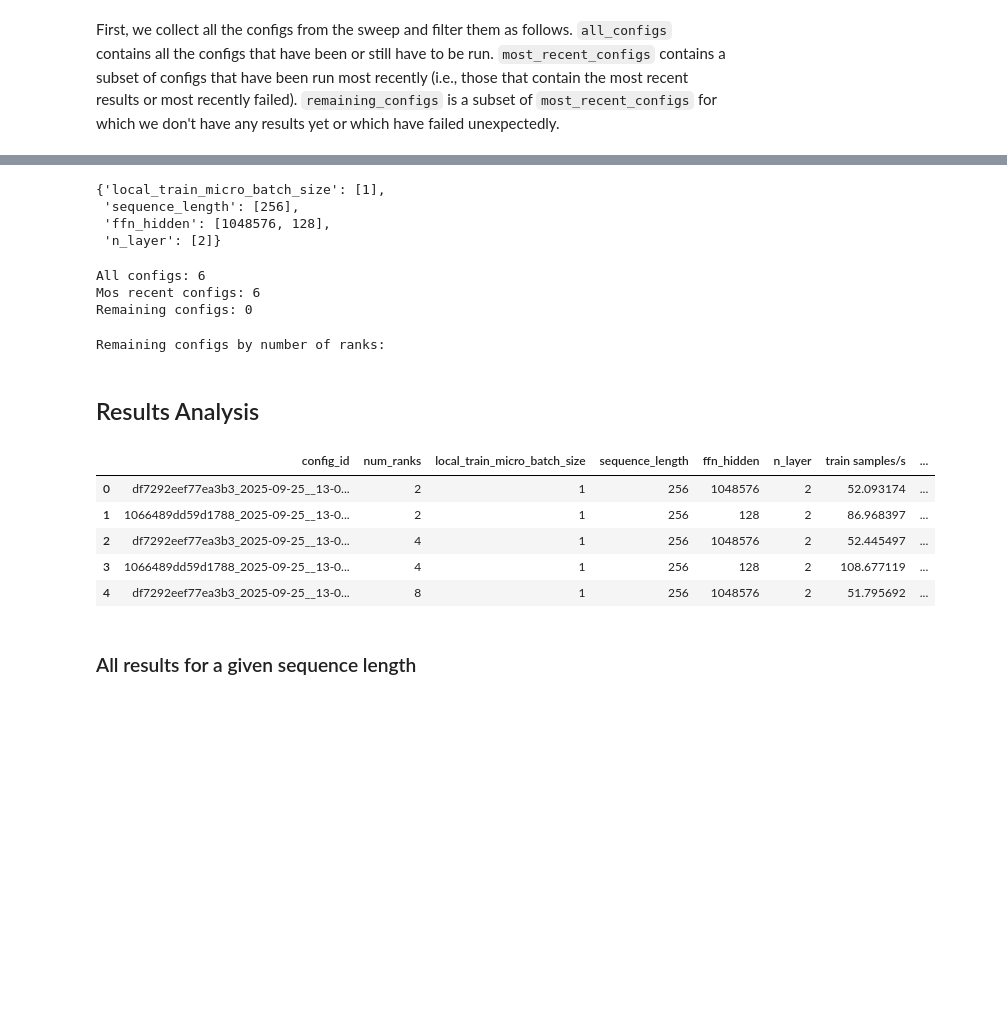
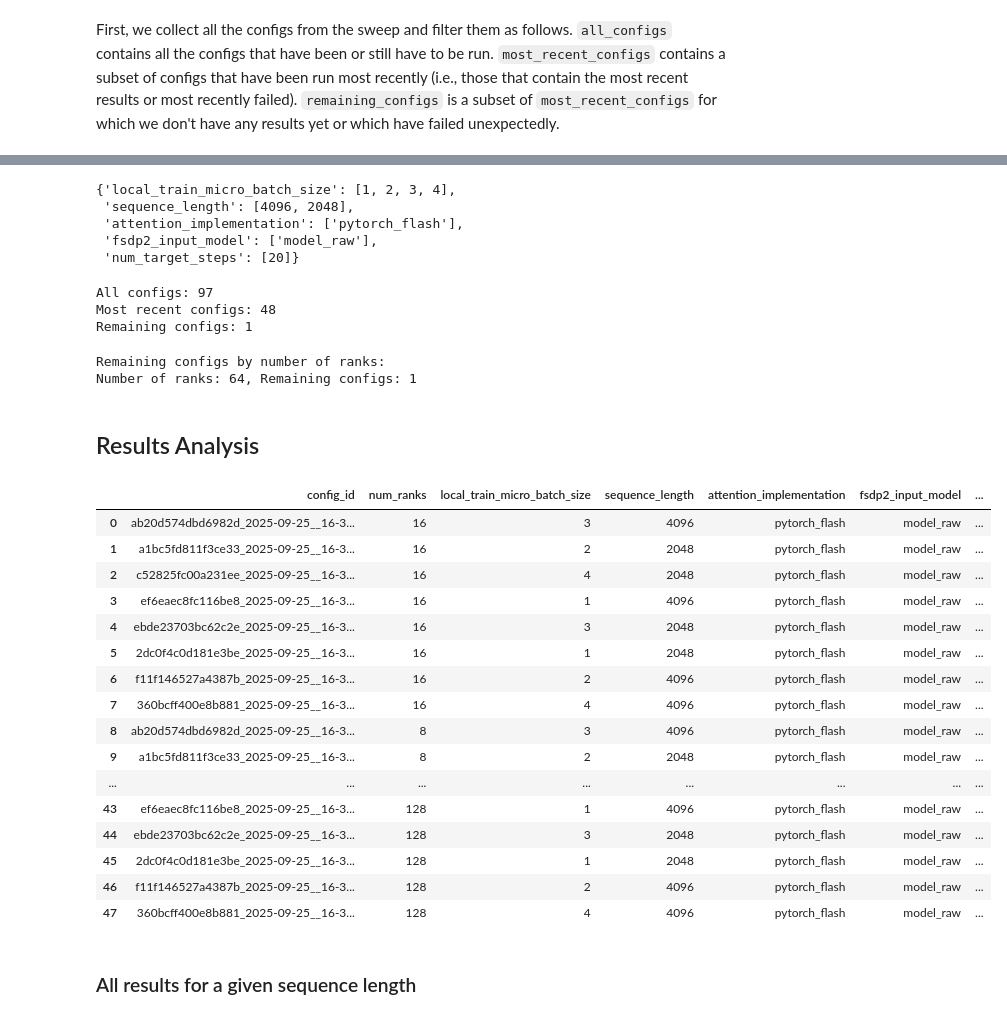
Before and after one commit to Modalities/modalities, a Jupyter notebook: tutorials/scaling_up/analysis/throughput_analysis.ipynb, the cells around one changed output, grey strips where cells are left out. Saved outputs shown, nothing was run; the diff lists cells and outputs as text; code cells hidden in the pictures; blank space fills up the shorter version.

```diff
--- a/tutorials/scaling_up/analysis/throughput_analysis.ipynb
+++ b/tutorials/scaling_up/analysis/throughput_analysis.ipynb
@@ -163,7 +164,8 @@ def get_sweep_config(experiments_folder: Path) -> dict[str, list]:
 ##  Setup
 # %%
 # TODO: Update the path to your experiments folder
-experiments_folder = Path("/raid/s3/opengptx/max_lue/repositories/modalities/tutorials/scaling_up/experiments/2025-09-25__13-07-50_6fc315c885a9bc7a")
+experiments_folder = Path("/leonardo_scratch/fast/EUHPC_D21_101/max_lue/repositories/working/modalities/tutorials/scaling_up/experiments/2025-09-25__16-30-29_9a5c69962be24784")
+yaml_file_name = "sweep_8B_fsdp2.yaml"
 expected_steps = 20
 skip_exception_types = ["OutOfMemoryError"]
 
@@ -182,23 +186,24 @@ experiments_dict = get_current_sweep_status(exp_root=experiments_folder, expecte
 # %%
-sweep_config = get_sweep_config(experiments_folder)
+sweep_config = get_sweep_config(experiments_folder, yaml_file_name)
 sweep_keys = set(sweep_config.keys())
 sweep_config
 # %% [output]
-{'local_train_micro_batch_size': [1],
- 'sequence_length': [256],
- 'ffn_hidden': [1048576, 128],
- 'n_layer': [2]}
+{'local_train_micro_batch_size': [1, 2, 3, 4],
+ 'sequence_length': [4096, 2048],
+ 'attention_implementation': ['pytorch_flash'],
+ 'fsdp2_input_model': ['model_raw'],
+ 'num_target_steps': [20]}
 # %%
 all_configs = experiments_dict[SweepSets.ALL_CONFIGS.value]
 most_recent_configs = experiments_dict[SweepSets.MOST_RECENT_CONFIGS.value]
 remaining_configs = experiments_dict[SweepSets.REMAINING_CONFIGS.value]
 print(f"All configs: {len(all_configs)}")
-print(f"Mos recent configs: {len(most_recent_configs)}")
+print(f"Most recent configs: {len(most_recent_configs)}")
 print(f"Remaining configs: {len(remaining_configs)}")
 # %% [output]
-All configs: 6
-Mos recent configs: 6
-Remaining configs: 0
+All configs: 97
+Most recent configs: 48
+Remaining configs: 1
 # %%
 num_ranks_to_remaining_configs = get_num_ranks_to_config_paths_dict(remaining_configs)
 
@@ -207,18 +212,30 @@ for num_ranks, configs in num_ranks_to_remaining_configs.items():
     print(f"Number of ranks: {num_ranks}, Remaining configs: {len(configs)}")
 # %% [output]
 Remaining configs by number of ranks:
+Number of ranks: 64, Remaining configs: 1
 # %% [markdown]
 ## Results Analysis
 # %%
 df = load_sweep(most_recent_configs)
-df.head()
+df
 # %% [output]
-|  | config_id | num_ranks | local_train_micro_batch_size | sequence_length | ffn_hidden | n_layer | train samples/s | ... |
-| 0 | df7292eef77ea3b3_2025-09-25__13-0... | 2 | 1 | 256 | 1048576 | 2 | 52.093174 | ... |
-| 1 | 1066489dd59d1788_2025-09-25__13-0... | 2 | 1 | 256 | 128 | 2 | 86.968397 | ... |
-| 2 | df7292eef77ea3b3_2025-09-25__13-0... | 4 | 1 | 256 | 1048576 | 2 | 52.445497 | ... |
-| 3 | 1066489dd59d1788_2025-09-25__13-0... | 4 | 1 | 256 | 128 | 2 | 108.677119 | ... |
-| 4 | df7292eef77ea3b3_2025-09-25__13-0... | 8 | 1 | 256 | 1048576 | 2 | 51.795692 | ... |
+|  | config_id | num_ranks | local_train_micro_batch_size | sequence_length | attention_implementation | fsdp2_input_model | ... |
+| 0 | ab20d574dbd6982d_2025-09-25__16-3... | 16 | 3 | 4096 | pytorch_flash | model_raw | ... |
+| 1 | a1bc5fd811f3ce33_2025-09-25__16-3... | 16 | 2 | 2048 | pytorch_flash | model_raw | ... |
+| 2 | c52825fc00a231ee_2025-09-25__16-3... | 16 | 4 | 2048 | pytorch_flash | model_raw | ... |
+| 3 | ef6eaec8fc116be8_2025-09-25__16-3... | 16 | 1 | 4096 | pytorch_flash | model_raw | ... |
+| 4 | ebde23703bc62c2e_2025-09-25__16-3... | 16 | 3 | 2048 | pytorch_flash | model_raw | ... |
+| 5 | 2dc0f4c0d181e3be_2025-09-25__16-3... | 16 | 1 | 2048 | pytorch_flash | model_raw | ... |
+| 6 | f11f146527a4387b_2025-09-25__16-3... | 16 | 2 | 4096 | pytorch_flash | model_raw | ... |
+| 7 | 360bcff400e8b881_2025-09-25__16-3... | 16 | 4 | 4096 | pytorch_flash | model_raw | ... |
+| 8 | ab20d574dbd6982d_2025-09-25__16-3... | 8 | 3 | 4096 | pytorch_flash | model_raw | ... |
+| 9 | a1bc5fd811f3ce33_2025-09-25__16-3... | 8 | 2 | 2048 | pytorch_flash | model_raw | ... |
+| ... | ... | ... | ... | ... | ... | ... | ... |
+| 43 | ef6eaec8fc116be8_2025-09-25__16-3... | 128 | 1 | 4096 | pytorch_flash | model_raw | ... |
+| 44 | ebde23703bc62c2e_2025-09-25__16-3... | 128 | 3 | 2048 | pytorch_flash | model_raw | ... |
+| 45 | 2dc0f4c0d181e3be_2025-09-25__16-3... | 128 | 1 | 2048 | pytorch_flash | model_raw | ... |
+| 46 | f11f146527a4387b_2025-09-25__16-3... | 128 | 2 | 4096 | pytorch_flash | model_raw | ... |
+| 47 | 360bcff400e8b881_2025-09-25__16-3... | 128 | 4 | 4096 | pytorch_flash | model_raw | ... |
 # %% [markdown]
 ### All results for a given sequence length
 # %%
```
Also changed, not shown: parts of 15 cells of this notebook.
